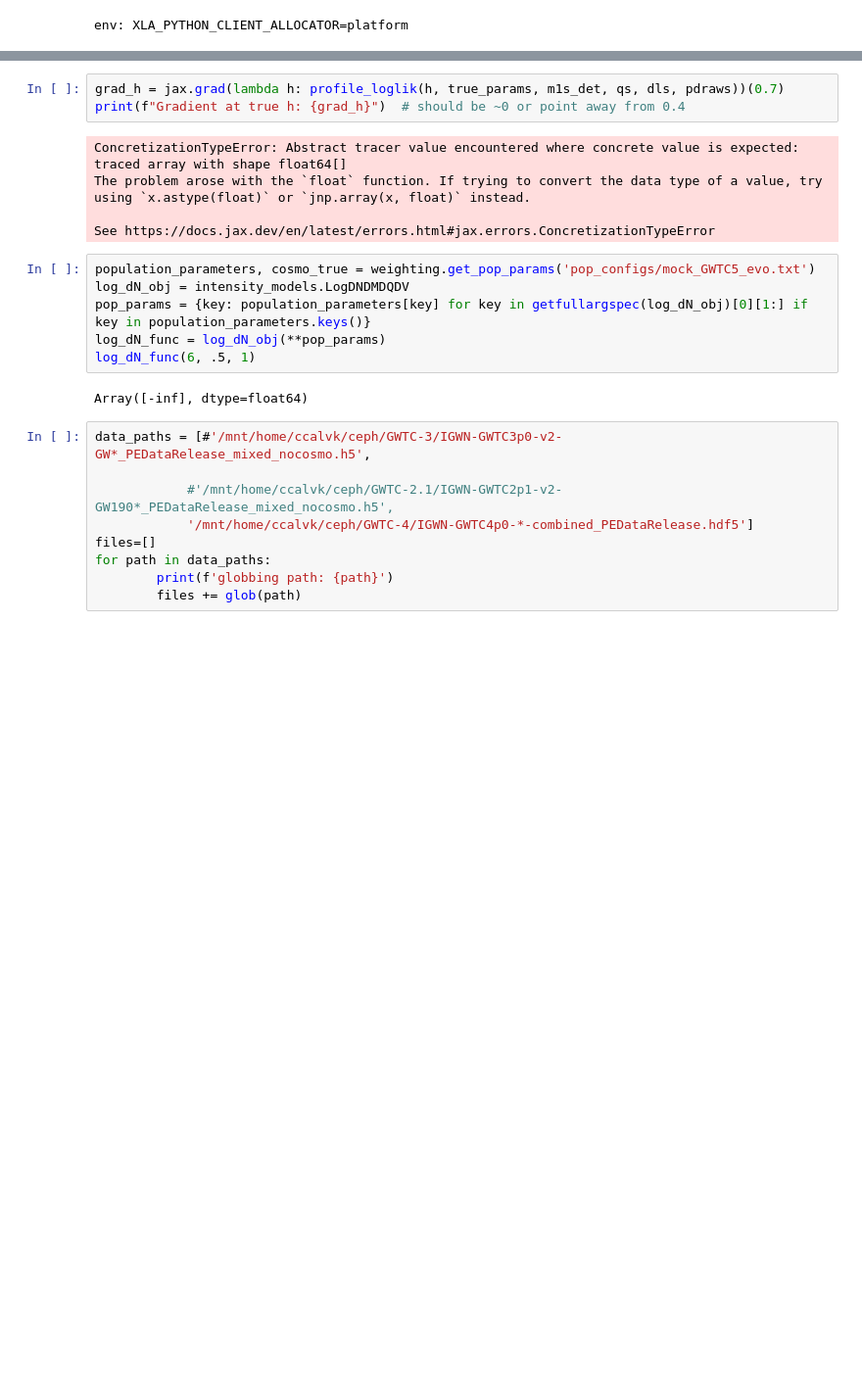
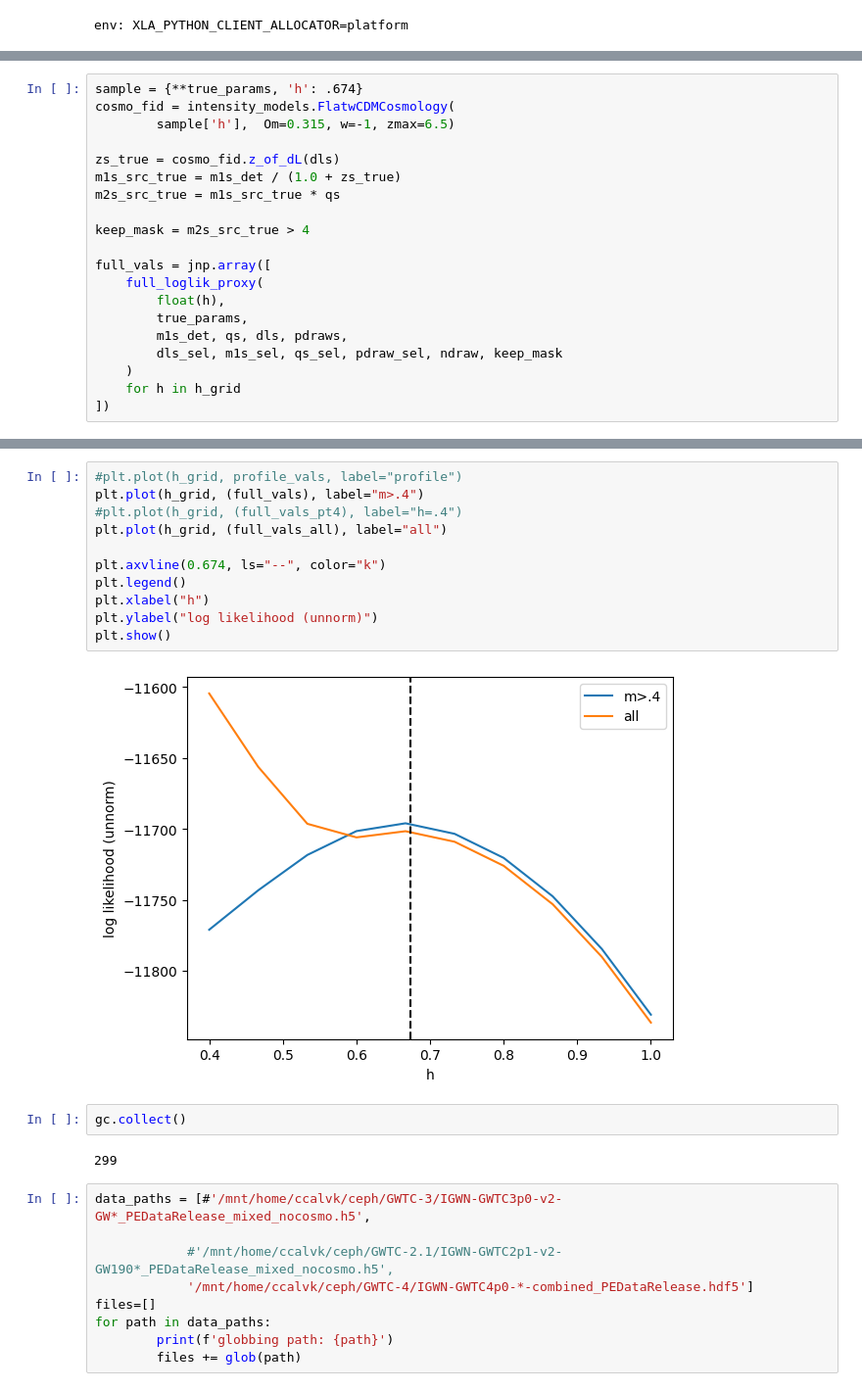
Before and after one commit to abby-moran/GW_pop_cosmo_inference, a Jupyter notebook: scripts/sandbox.ipynb, the cells around one changed output, grey strips where cells are left out. Shown at 98% size. Saved outputs shown, nothing was run; the diff lists cells and outputs as text; blank space fills up the shorter version.

```diff
--- a/scripts/sandbox.ipynb
+++ b/scripts/sandbox.ipynb
@@ -153,0 +224,20 @@ plt.legend()
+# %%
+sample = {**true_params, 'h': .674}
+cosmo_fid = intensity_models.FlatwCDMCosmology(
+        sample['h'],  Om=0.315, w=-1, zmax=6.5)
+
+zs_true = cosmo_fid.z_of_dL(dls)
+m1s_src_true = m1s_det / (1.0 + zs_true)
+m2s_src_true = m1s_src_true * qs
+
+keep_mask = m2s_src_true > 4
+
+full_vals = jnp.array([
+    full_loglik_proxy(
+        float(h),
+        true_params,
+        m1s_det, qs, dls, pdraws,
+        dls_sel, m1s_sel, qs_sel, pdraw_sel, ndraw, keep_mask
+    )
+    for h in h_grid
+])
@@ -154,19 +257,20 @@ plt.legend()
+# %%
+#plt.plot(h_grid, profile_vals, label="profile")
+plt.plot(h_grid, (full_vals), label="m>.4")
+#plt.plot(h_grid, (full_vals_pt4), label="h=.4")
+plt.plot(h_grid, (full_vals_all), label="all")
+
+plt.axvline(0.674, ls="--", color="k")
+plt.legend()
+plt.xlabel("h")
+plt.ylabel("log likelihood (unnorm)")
+plt.show()
+# %% [output]
+[figure, added]
 # %%
-grad_h = jax.grad(lambda h: profile_loglik(h, true_params, m1s_det, qs, dls, pdraws))(0.7)
-print(f"Gradient at true h: {grad_h}")  # should be ~0 or point away from 0.4
+gc.collect()
 # %% [output]
-ConcretizationTypeError: Abstract tracer value encountered where concrete value is expected: traced array with shape float64[]
-The problem arose with the `float` function. If trying to convert the data type of a value, try using `x.astype(float)` or `jnp.array(x, float)` instead.
-
-See https://docs.jax.dev/en/latest/errors.html#jax.errors.ConcretizationTypeError
+299
-# %%
-population_parameters, cosmo_true = weighting.get_pop_params('pop_configs/mock_GWTC5_evo.txt')
-log_dN_obj = intensity_models.LogDNDMDQDV
-pop_params = {key: population_parameters[key] for key in getfullargspec(log_dN_obj)[0][1:] if key in population_parameters.keys()}
-log_dN_func = log_dN_obj(**pop_params)
-log_dN_func(6, .5, 1)
-# %% [output]
-Array([-inf], dtype=float64)
 # %%
 data_paths = [#'/mnt/home/ccalvk/ceph/GWTC-3/IGWN-GWTC3p0-v2-GW*_PEDataRelease_mixed_nocosmo.h5',
 
```
Also changed, not shown: parts of 24 cells of this notebook, 23 other files.
